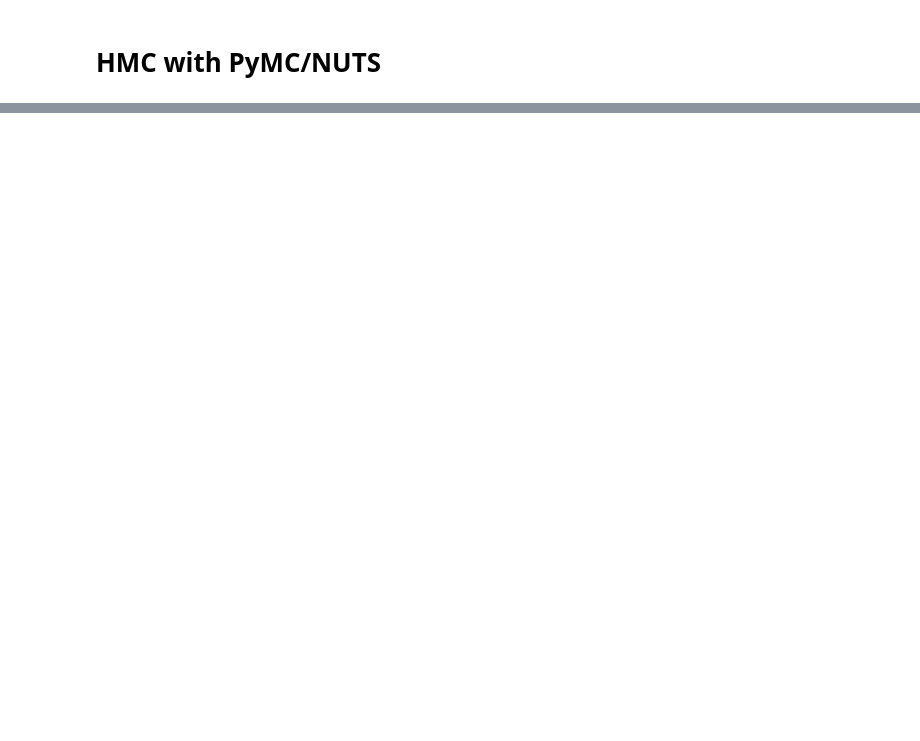
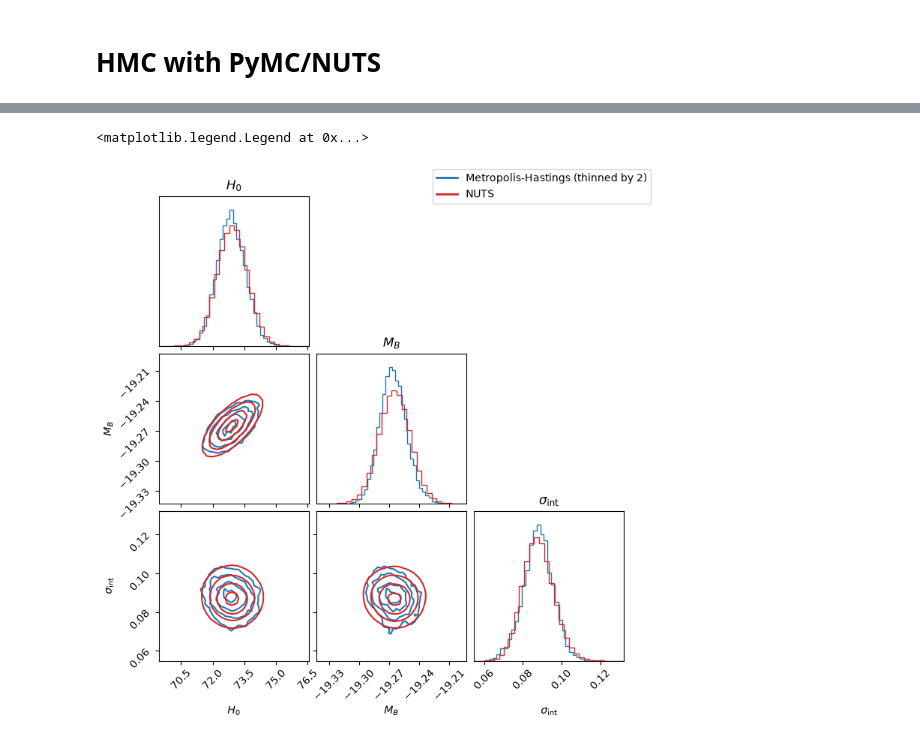
Before and after one commit to nj-vs-vh/aiphy2-exercises, a Jupyter notebook: 1-bayesian-statistics/2_hmc.ipynb, the cells around one changed output, grey strips where cells are left out. Saved outputs shown, nothing was run; the diff lists cells and outputs as text; code cells hidden in the pictures; blank space fills up the shorter version.

```diff
--- a/1-bayesian-statistics/2_hmc.ipynb
+++ b/1-bayesian-statistics/2_hmc.ipynb
@@ -263,0 +325,40 @@ Text(0.5, 0, 'Step')
+# %%
+post = idata.posterior.to_dataset()  # DataTree node -> Dataset
+nuts_sample = np.column_stack([post[n].values.ravel() for n in names])
+# %%
+import corner
+
+labels = ["$H_0$", "$M_B$", "$\\sigma_\\text{int}$"]
+
+kw = lambda col: dict(  # noqa: C408
+    color=col,
+    labels=labels,
+    show_titles=True,
+    plot_datapoints=False,
+    plot_density=False,
+    smooth=0.5,
+    hist_kwargs={"density": True, "color": col},
+    bins=30,
+    title_fmt=None,
+)
+
+fig = corner.corner(
+    np.array(chain)[:, :3],
+    **kw("tab:blue"),
+)
+
+fig = corner.corner(
+    nuts_sample,
+    fig=fig,
+    **kw("tab:red"),
+)
+
+fig.legend(
+    handles=[
+        plt.Line2D([0], [0], color="tab:blue", lw=2, label="Metropolis-Hastings (thinned by 2)"),
+        plt.Line2D([0], [0], color="tab:red", lw=2, label="NUTS"),
+    ]
+)
+# %% [output]
+<matplotlib.legend.Legend at 0x...>
+[figure, added]
```
Also changed, not shown: parts of 10 cells of this notebook.
